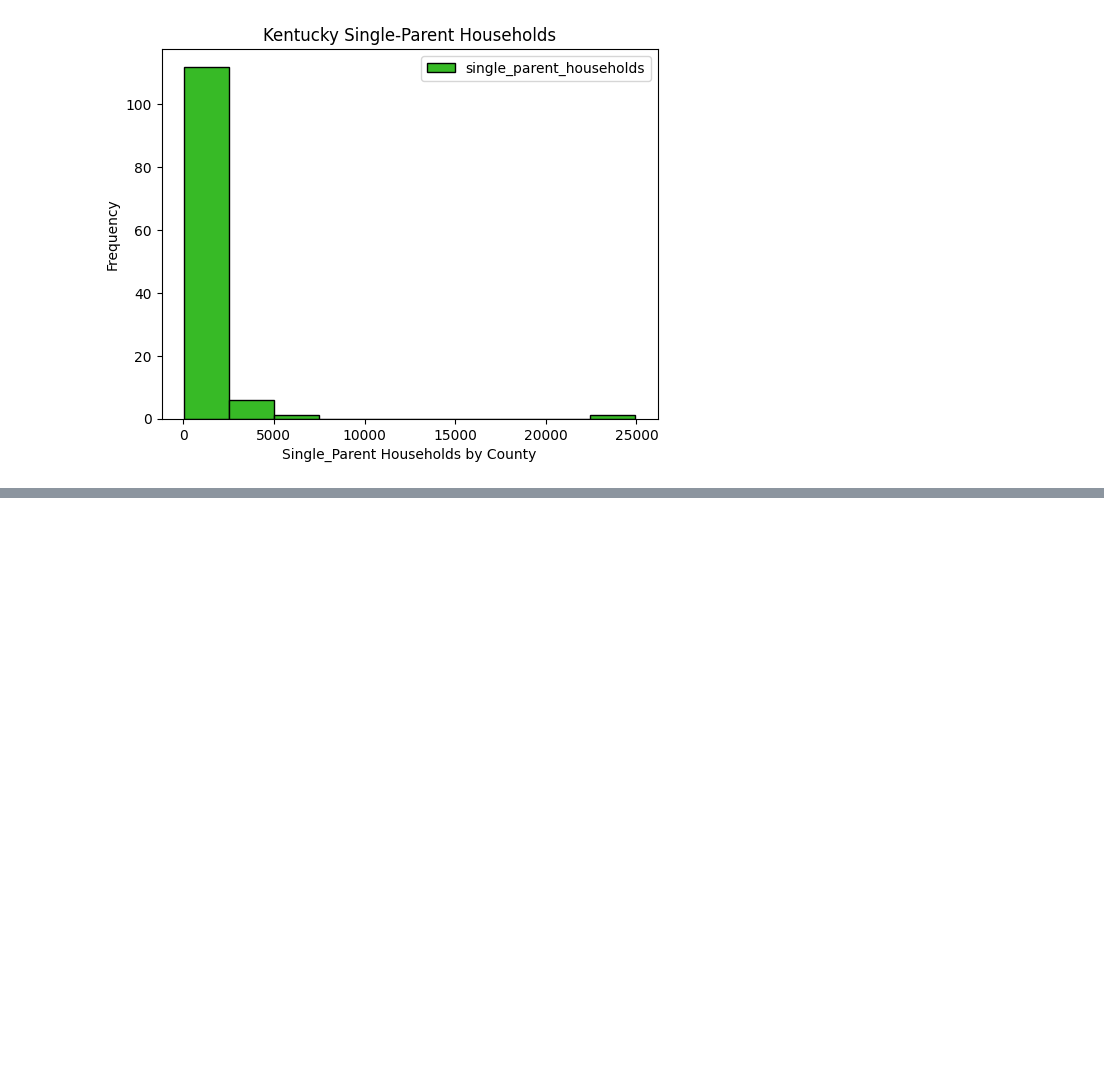
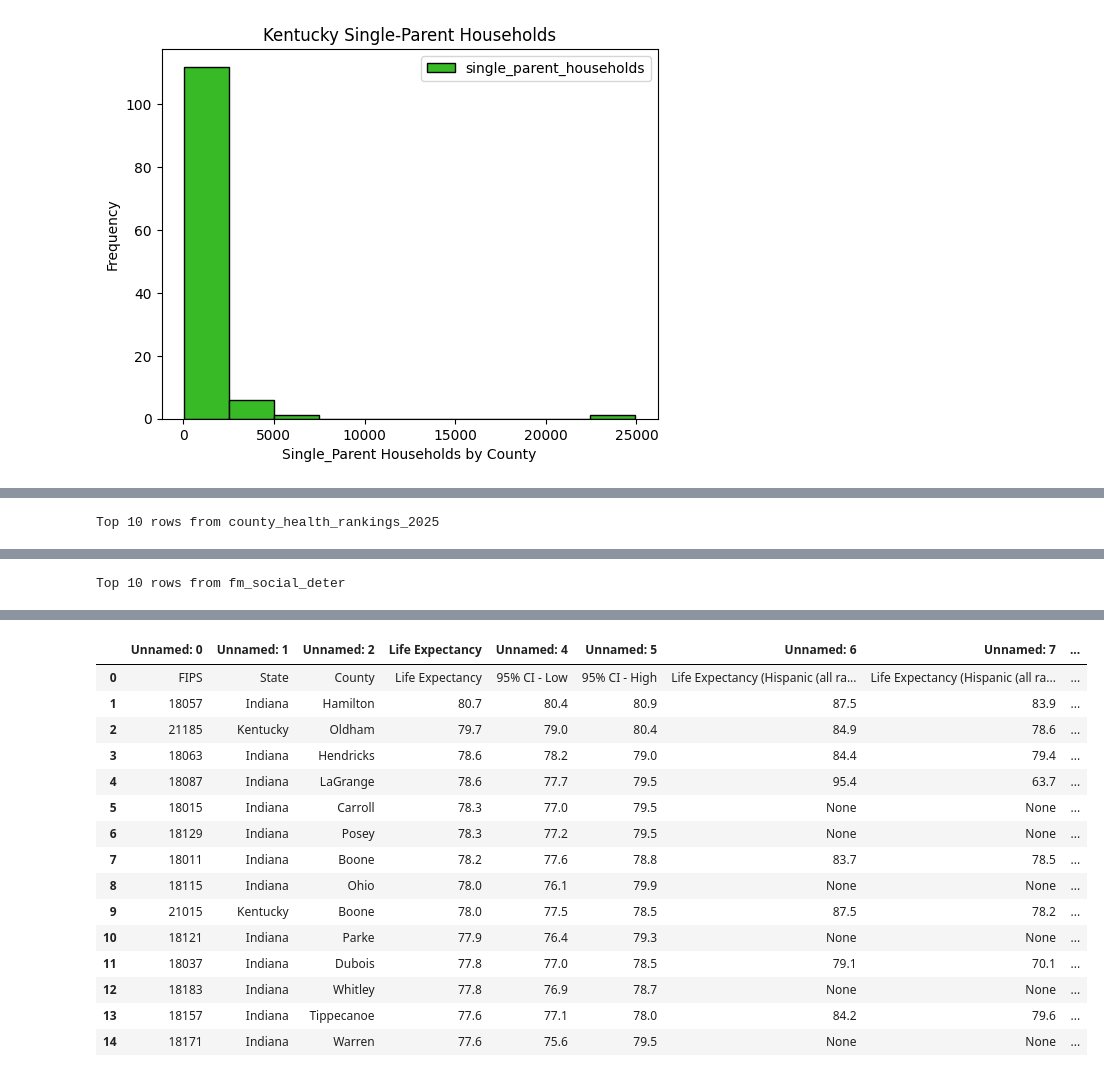
Before and after one commit to fmassaro1966/CYSocialDeterminatesFM, a Jupyter notebook: Notebook/Socialdeterminants2.ipynb, the cells around one changed output, grey strips where cells are left out. Cells and saved outputs as stored; diff of their text form; code cells hidden in the pictures; blank space fills up the shorter version.

```diff
--- a/Notebook/Socialdeterminants2.ipynb
+++ b/Notebook/Socialdeterminants2.ipynb
@@ -537,0 +674,63 @@ Database connected successfully.
+# %%
+# Preview first 10 records from each table
+for table_name in tables_df['name']:
+    print(f"\nTop 10 rows from {table_name}")
+    display(pd.read_sql_query(f'SELECT * FROM "{table_name}" LIMIT 10', conn))
+
+# Top counties by no high school diploma (schema-aware)
+fm_cols = pd.read_sql_query('PRAGMA table_info("fm_social_deter")', conn)['name'].tolist()
+fm_lookup = {c.lower(): c for c in fm_cols}
+
+state_col = next((fm_lookup[c] for c in ['state_name', 'state', 'st_abbr', 'st'] if c in fm_lookup), None)
+county_col = next((fm_lookup[c] for c in ['county_name', 'county'] if c in fm_lookup), None)
+hs_col = next((fm_lookup[c] for c in ['pct_no_high_school_diploma', 'ep_nohsdp', 'population_no_high_school_diploma', 'e_nohsdp'] if c in fm_lookup), None)
+
+if state_col and county_col and hs_col:
+    query = f'''
+    SELECT "{county_col}" AS county, "{state_col}" AS state, "{hs_col}" AS no_high_school_diploma
+    FROM fm_social_deter
+    WHERE UPPER(TRIM("{state_col}")) IN ('KENTUCKY', 'INDIANA', 'KY', 'IN')
+      AND "{hs_col}" IS NOT NULL
+    ORDER BY "{hs_col}" DESC
+    LIMIT 15
+    '''
+    print("\nTop 15 KY/IN counties by no high school diploma:")
+    display(pd.read_sql_query(query, conn))
+else:
+    print("Could not find required KY/IN and high-school columns in fm_social_deter.")
+
+# Top counties by life expectancy if that column exists in county_health_rankings_2025
+chr_cols = pd.read_sql_query('PRAGMA table_info("county_health_rankings_2025")', conn)['name'].tolist()
+chr_lookup = {c.lower(): c for c in chr_cols}
+chr_state_col = next((chr_lookup[c] for c in ['state', 'state_name', 'st_abbr', 'st'] if c in chr_lookup), None)
+life_col = None
+for c in chr_cols:
+    if 'life' in c.lower() and 'expect' in c.lower():
+        life_col = c
+        break
+
+if life_col and chr_state_col:
+    query = f'''
+    SELECT *
+    FROM county_health_rankings_2025
+    WHERE UPPER(TRIM("{chr_state_col}")) IN ('KENTUCKY', 'INDIANA', 'KY', 'IN')
+      AND "{life_col}" IS NOT NULL
+    ORDER BY "{life_col}" DESC
+    LIMIT 15
+    '''
+    print(f"\nTop 15 KY/IN rows by {life_col}:")
+    display(pd.read_sql_query(query, conn))
+elif life_col:
+    query = f'''
+    SELECT *
+    FROM county_health_rankings_2025
+    WHERE "{life_col}" IS NOT NULL
+    ORDER BY "{life_col}" DESC
+    LIMIT 15
+    '''
+    print(f"\nTop 15 rows by {life_col}:")
+    display(pd.read_sql_query(query, conn))
+else:
+    print("No life expectancy-like column found in county_health_rankings_2025.")
+# %% [output]
+Top 10 rows from county_health_rankings_2025
@@ -537,0 +748 @@ Database connected successfully.
+Top 10 rows from fm_social_deter
@@ -537,0 +763,16 @@ Database connected successfully.
+|  | Unnamed: 0 | Unnamed: 1 | Unnamed: 2 | Life Expectancy | Unnamed: 4 | Unnamed: 5 | Unnamed: 6 | Unnamed: 7 | ... |
+| 0 | FIPS | State | County | Life Expectancy | 95% CI - Low | 95% CI - High | Life Expectancy (Hispanic (all ra... | Life Expectancy (Hispanic (all ra... | ... |
+| 1 | 18057 | Indiana | Hamilton | 80.7 | 80.4 | 80.9 | 87.5 | 83.9 | ... |
+| 2 | 21185 | Kentucky | Oldham | 79.7 | 79.0 | 80.4 | 84.9 | 78.6 | ... |
+| 3 | 18063 | Indiana | Hendricks | 78.6 | 78.2 | 79.0 | 84.4 | 79.4 | ... |
+| 4 | 18087 | Indiana | LaGrange | 78.6 | 77.7 | 79.5 | 95.4 | 63.7 | ... |
+| 5 | 18015 | Indiana | Carroll | 78.3 | 77.0 | 79.5 | None | None | ... |
+| 6 | 18129 | Indiana | Posey | 78.3 | 77.2 | 79.5 | None | None | ... |
+| 7 | 18011 | Indiana | Boone | 78.2 | 77.6 | 78.8 | 83.7 | 78.5 | ... |
+| 8 | 18115 | Indiana | Ohio | 78.0 | 76.1 | 79.9 | None | None | ... |
+| 9 | 21015 | Kentucky | Boone | 78.0 | 77.5 | 78.5 | 87.5 | 78.2 | ... |
+| 10 | 18121 | Indiana | Parke | 77.9 | 76.4 | 79.3 | None | None | ... |
+| 11 | 18037 | Indiana | Dubois | 77.8 | 77.0 | 78.5 | 79.1 | 70.1 | ... |
+| 12 | 18183 | Indiana | Whitley | 77.8 | 76.9 | 78.7 | None | None | ... |
+| 13 | 18157 | Indiana | Tippecanoe | 77.6 | 77.1 | 78.0 | 84.2 | 79.6 | ... |
+| 14 | 18171 | Indiana | Warren | 77.6 | 75.6 | 79.5 | None | None | ... |
```
Also changed, not shown: parts of 32 cells of this notebook, 3 other files.
